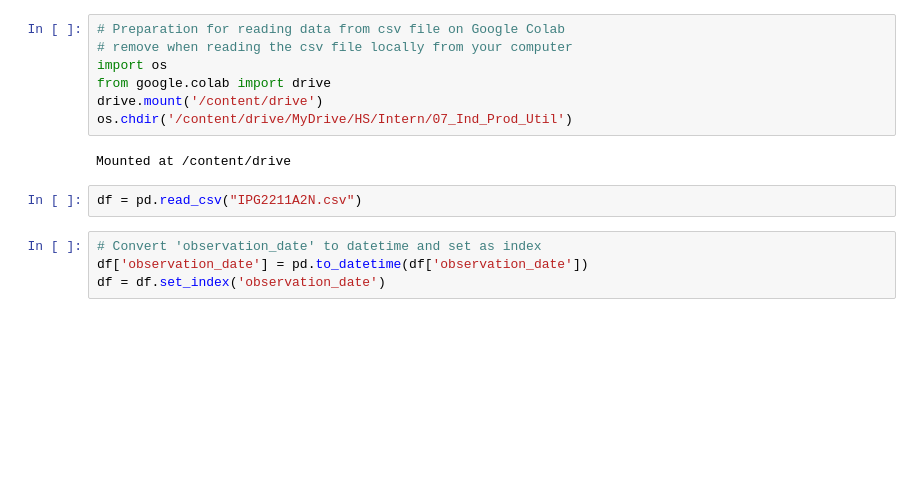
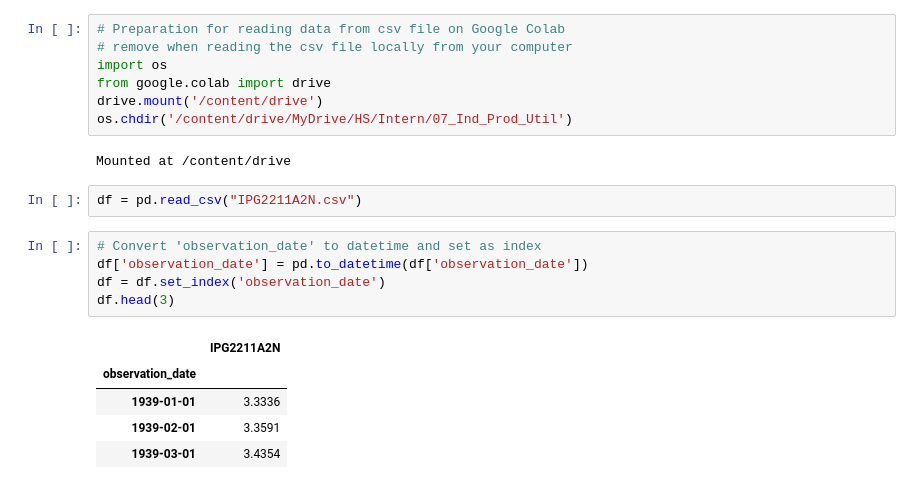
Before and after one commit to hagen-o/DABI2---Abgabe2, a Jupyter notebook: ARMA_start.ipynb, the cells around one changed output. Saved outputs shown, nothing was run; the diff lists cells and outputs as text; blank space fills up the shorter version.

```diff
--- a/ARMA_start.ipynb
+++ b/ARMA_start.ipynb
@@ -16,4 +16,11 @@ df = pd.read_csv("IPG2211A2N.csv")
 # %%
 # Convert 'observation_date' to datetime and set as index
 df['observation_date'] = pd.to_datetime(df['observation_date'])
 df = df.set_index('observation_date')
+df.head(3)
+# %% [output]
+|  | IPG2211A2N |
+| observation_date |  |
+| 1939-01-01 | 3.3336 |
+| 1939-02-01 | 3.3591 |
+| 1939-03-01 | 3.4354 |
```
Also changed, not shown: parts of 2 cells of this notebook.
